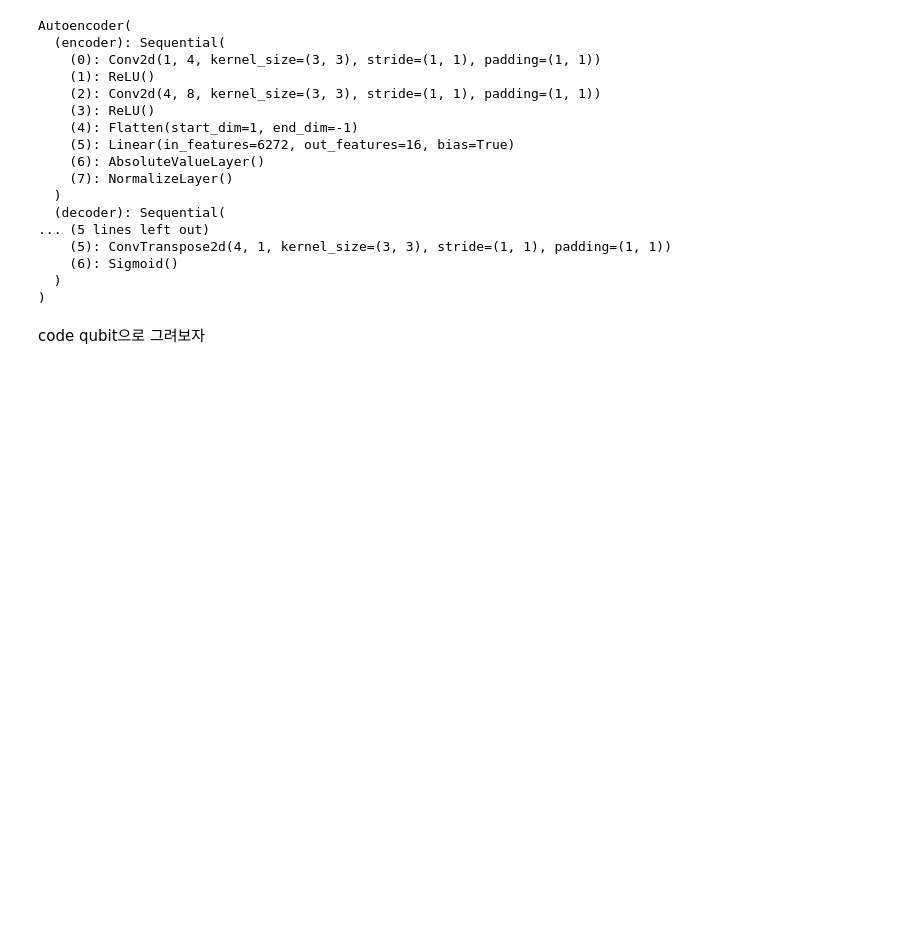
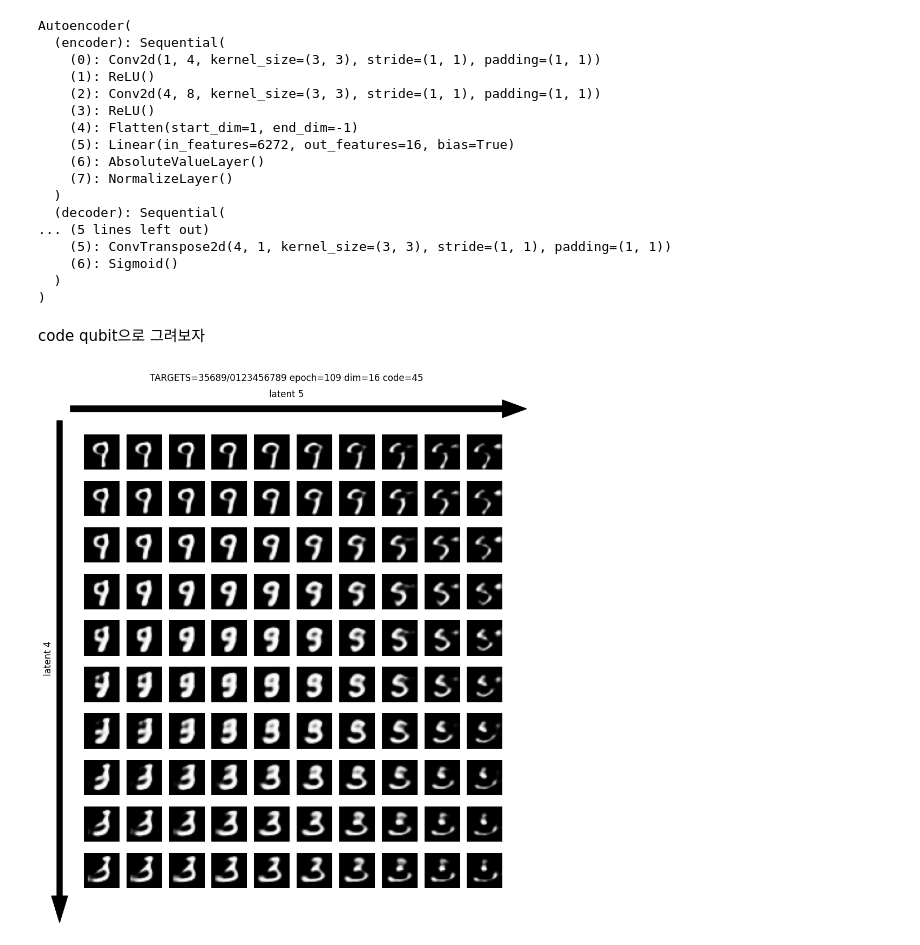
Before and after one commit to red1108/infoQGAN, a Jupyter notebook: mnist_evaluate.ipynb, the cells around one changed output. Cells and saved outputs as stored; diff of their text form; code cells hidden in the pictures; blank space fills up the shorter version.

Commit message:
add seed

```diff
--- a/mnist_evaluate.ipynb
+++ b/mnist_evaluate.ipynb
@@ -66,3 +127,15 @@ code qubit으로 그려보자
+# %%
+# generator_seed = np.random.uniform(-0.25, 0.25, (100, n_qubits)) # 원래 값 범위에서 1/4로 줄임.
+generator_seed = np.zeros((100, n_qubits))
+
+for i in range(100):
+    r, c = i//10, i%10 # r, c 로 각각 -0.25 ~ 0.25 내분
+    generator_seed[i, -2] = SEED_RANGE * (-1 + 2 * r / 9)
+    generator_seed[i, -1] = SEED_RANGE * (-1 + 2 * c / 9)
+reconstructed = generate_image(generator, generator_seed)
+visualize_output2(reconstructed, n_qubits-1, n_qubits)
+# %% [output]
+[figure, added]
 # %%
 # generator_seed = np.random.uniform(-0.25, 0.25, (100, n_qubits)) # 원래 값 범위에서 1/4로 줄임.
 generator_seed = np.zeros((100, n_qubits))
```
Also changed, not shown: parts of 7 cells of this notebook, 1 other file.
